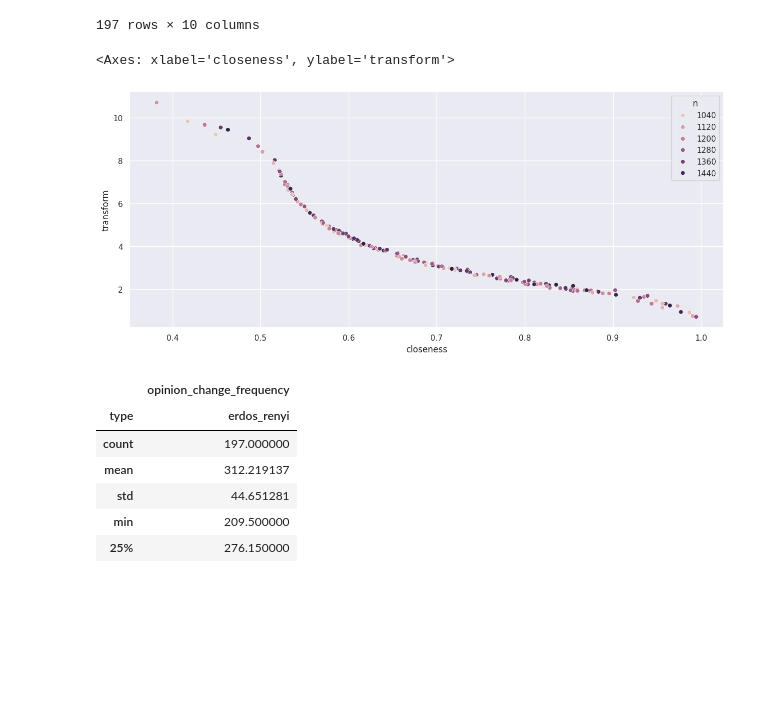
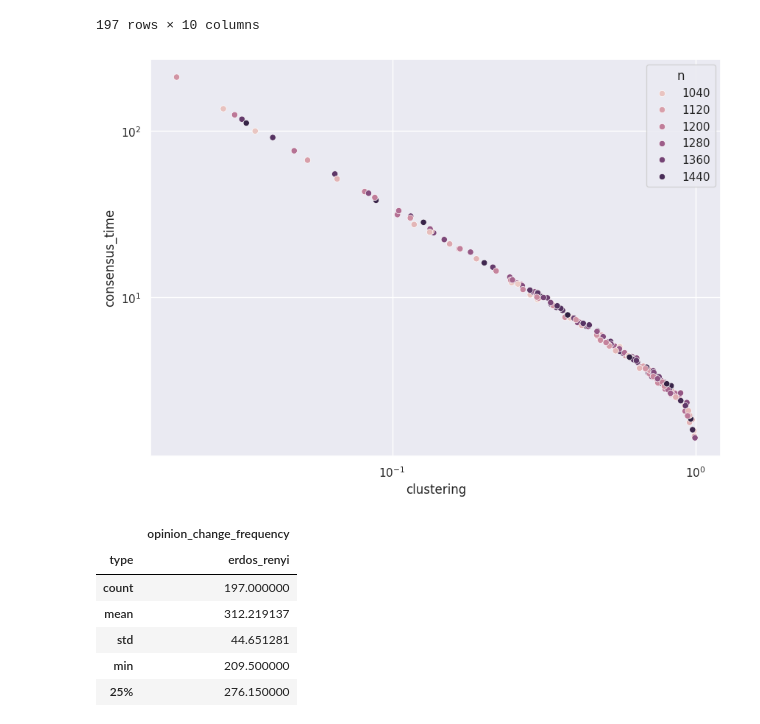
Before and after one commit to vitorfrois/SznajdNetworks, a Jupyter notebook: src/notebooks/1_EDA.ipynb, the cells around one changed output. Saved outputs shown, nothing was run; the diff lists cells and outputs as text; code cells hidden in the pictures; blank space fills up the shorter version.

```diff
--- a/src/notebooks/1_EDA.ipynb
+++ b/src/notebooks/1_EDA.ipynb
@@ -87,7 +89,7 @@ sns.pairplot(filtered_dataset)
 <seaborn.axisgrid.PairGrid at 0x...>
 [figure]
 # %%
-filtered_dataset['transform'] = np.log(filtered_dataset['consensus_time'] ** 2)
+filtered_dataset['transform'] = np.log(filtered_dataset['consensus_time'])
 # %%
 filtered_dataset
 # %% [output]
@@ -105,10 +107,11 @@ filtered_dataset
 | 196 | erdos_renyi_35.edgelist | erdos_renyi | 0.637585 | 0.734070 | 1398.0 | random | 4.17 | ... |
 197 rows × 10 columns
 # %%
-sns.scatterplot(x=filtered_dataset['closeness'], y=filtered_dataset['transform'], hue=filtered_dataset['n'])
+sns.scatterplot(x=filtered_dataset['clustering'], y=filtered_dataset['consensus_time'], hue=filtered_dataset['n'])
+plt.xscale('log')
+plt.yscale('log')
 # %% [output]
-<Axes: xlabel='closeness', ylabel='transform'>
-[figure, old version]
+[figure, new version]
 # %%
 dataset.pivot(columns='type')[['opinion_change_frequency']].describe()
 # %% [output]
```
Also changed, not shown: parts of 1 cell of this notebook, 2 other files.
